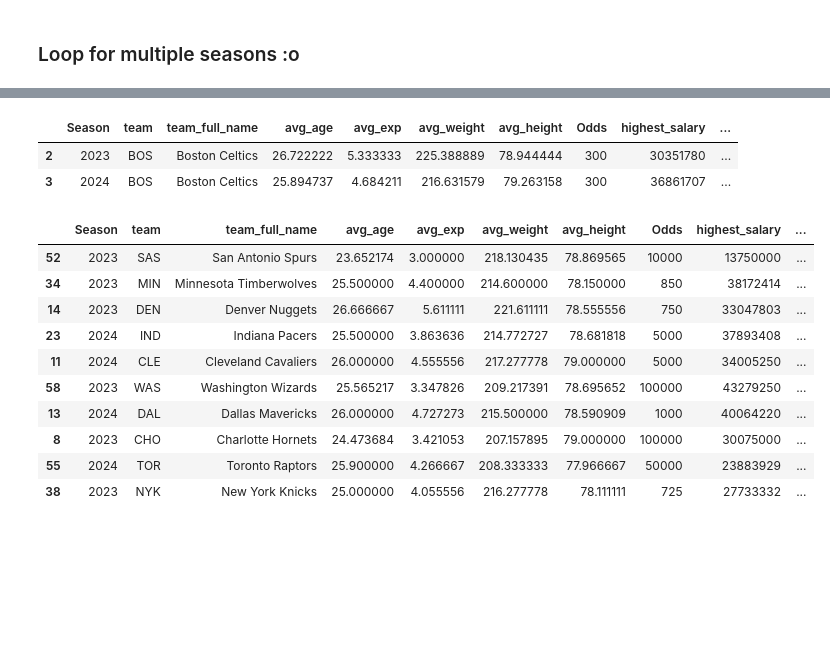
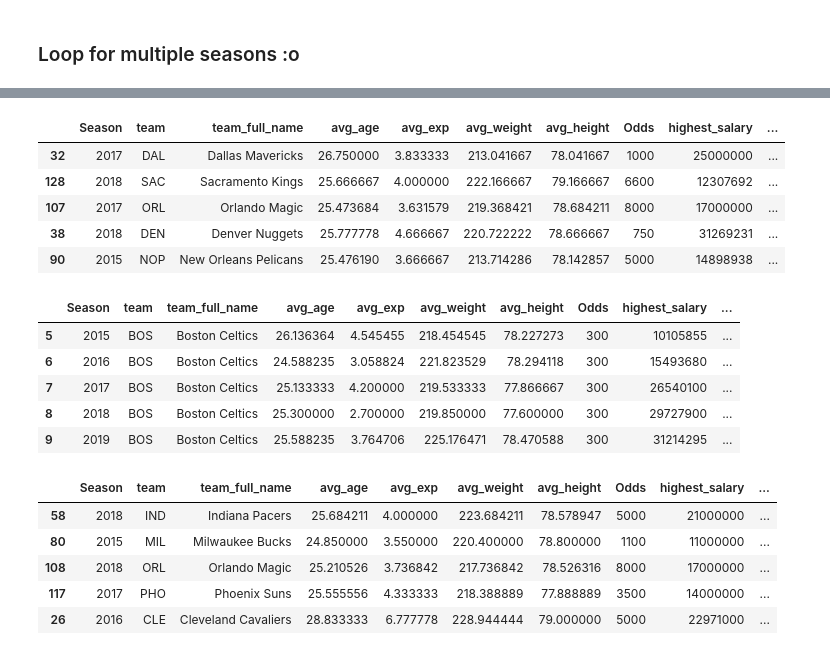
Before and after one commit to TomHavy/Nba-Standings-Prediction, a Jupyter notebook: scrap-nba-data.ipynb, the cells around one changed output, grey strips where cells are left out. Cells and saved outputs as stored; diff of their text form; code cells hidden in the pictures; blank space fills up the shorter version.

```diff
--- a/scrap-nba-data.ipynb
+++ b/scrap-nba-data.ipynb
@@ -6,9 +6,8 @@ import time
 import sys
 import io
 # %%
-start = 2023
-end = 2025
-
+start = 2015
+end = 2019
 
 end += 1
 
@@ -213,13 +245,13 @@ avg_n_odds.sample(5)
 # %%
 def clean_salaries(salaries):
 
-    salaries = salaries.head(25)
+    salaries = salaries.head(25).copy()
 
     salaries.rename(columns={"Unnamed: 1":"player_name"}, inplace=True)
 
-    salaries['Salary'] = salaries['Salary'].fillna(0)
+    salaries.loc[:, 'Salary'] = salaries['Salary'].fillna(0)
 
-    salaries['Salary'] = salaries['Salary'].replace({r'\$': '', ',': ''}, regex=True).astype(int)
+    salaries.loc[:, 'Salary'] = salaries['Salary'].replace({r'\$': '', ',': ''}, regex=True).astype(int)
 
     salaries = salaries.sort_values(by='Salary', ascending=False)
 
@@ -527,7 +587,7 @@ def scrape_all_preseason_odds():
     for season in range(start, end):
         print(f"Scraping data for the {season-1}-{season} season...")
 
-        preseason_odds = scrape_preseason_odds(season,team_names)
+        preseason_odds = scrape_preseason_odds(season)
 
         if preseason_odds is not None:
             all_preseason_odds = pd.concat([all_preseason_odds, preseason_odds], ignore_index=True)
@@ -536,6 +596,6 @@ def scrape_all_preseason_odds():
 
 all_preseason_odds = scrape_all_preseason_odds()
 
-all_avg_n_odds = pd.merge(avg_roster, preseason_odds, left_on='team_full_name', right_on='Team', how='left')
+all_avg_n_odds = pd.merge(all_avg_roster, preseason_odds, left_on='team_full_name', right_on='Team', how='left')
 
 all_avg_n_odds.drop(columns='Team', inplace=True)
@@ -580,5 +655,14 @@ all_team_salary_stats = pd.merge(team_salary_stats, all_top_players, on=['team',
 # %%
 all_avg_odds_salary_players = pd.merge(all_avg_n_odds, all_team_salary_stats,on=['team', 'Season'], how='left')
+# %%
+all_avg_odds_salary_players.sample(5)
+# %% [output]
+|  | Season | team | team_full_name | avg_age | avg_exp | avg_weight | avg_height | Odds | highest_salary | ... |
+| 32 | 2017 | DAL | Dallas Mavericks | 26.750000 | 3.833333 | 213.041667 | 78.041667 | 1000 | 25000000 | ... |
+| 128 | 2018 | SAC | Sacramento Kings | 25.666667 | 4.000000 | 222.166667 | 79.166667 | 6600 | 12307692 | ... |
+| 107 | 2017 | ORL | Orlando Magic | 25.473684 | 3.631579 | 219.368421 | 78.684211 | 8000 | 17000000 | ... |
+| 38 | 2018 | DEN | Denver Nuggets | 25.777778 | 4.666667 | 220.722222 | 78.666667 | 750 | 31269231 | ... |
+| 90 | 2015 | NOP | New Orleans Pelicans | 25.476190 | 3.666667 | 213.714286 | 78.142857 | 5000 | 14898938 | ... |
 # %%
 def all_nba_championships(team_names,seasons_list):
 
@@ -598,20 +682,18 @@ all_avg_odds_salary_players_champ = all_avg_odds_salary_players.merge(all_team_c
 all_avg_odds_salary_players_champ[all_avg_odds_salary_players_champ.team=='BOS']
 # %% [output]
 |  | Season | team | team_full_name | avg_age | avg_exp | avg_weight | avg_height | Odds | highest_salary | ... |
-| 2 | 2023 | BOS | Boston Celtics | 26.722222 | 5.333333 | 225.388889 | 78.944444 | 300 | 30351780 | ... |
-| 3 | 2024 | BOS | Boston Celtics | 25.894737 | 4.684211 | 216.631579 | 79.263158 | 300 | 36861707 | ... |
+| 5 | 2015 | BOS | Boston Celtics | 26.136364 | 4.545455 | 218.454545 | 78.227273 | 300 | 10105855 | ... |
+| 6 | 2016 | BOS | Boston Celtics | 24.588235 | 3.058824 | 221.823529 | 78.294118 | 300 | 15493680 | ... |
+| 7 | 2017 | BOS | Boston Celtics | 25.133333 | 4.200000 | 219.533333 | 77.866667 | 300 | 26540100 | ... |
+| 8 | 2018 | BOS | Boston Celtics | 25.300000 | 2.700000 | 219.850000 | 77.600000 | 300 | 29727900 | ... |
+| 9 | 2019 | BOS | Boston Celtics | 25.588235 | 3.764706 | 225.176471 | 78.470588 | 300 | 31214295 | ... |
 # %%
-all_avg_odds_salary_players_champ.sample(10)
+all_avg_odds_salary_players_champ.sample(5)
 # %% [output]
 |  | Season | team | team_full_name | avg_age | avg_exp | avg_weight | avg_height | Odds | highest_salary | ... |
-| 52 | 2023 | SAS | San Antonio Spurs | 23.652174 | 3.000000 | 218.130435 | 78.869565 | 10000 | 13750000 | ... |
-| 34 | 2023 | MIN | Minnesota Timberwolves | 25.500000 | 4.400000 | 214.600000 | 78.150000 | 850 | 38172414 | ... |
-| 14 | 2023 | DEN | Denver Nuggets | 26.666667 | 5.611111 | 221.611111 | 78.555556 | 750 | 33047803 | ... |
-| 23 | 2024 | IND | Indiana Pacers | 25.500000 | 3.863636 | 214.772727 | 78.681818 | 5000 | 37893408 | ... |
-| 11 | 2024 | CLE | Cleveland Cavaliers | 26.000000 | 4.555556 | 217.277778 | 79.000000 | 5000 | 34005250 | ... |
-| 58 | 2023 | WAS | Washington Wizards | 25.565217 | 3.347826 | 209.217391 | 78.695652 | 100000 | 43279250 | ... |
-| 13 | 2024 | DAL | Dallas Mavericks | 26.000000 | 4.727273 | 215.500000 | 78.590909 | 1000 | 40064220 | ... |
-| 8 | 2023 | CHO | Charlotte Hornets | 24.473684 | 3.421053 | 207.157895 | 79.000000 | 100000 | 30075000 | ... |
-| 55 | 2024 | TOR | Toronto Raptors | 25.900000 | 4.266667 | 208.333333 | 77.966667 | 50000 | 23883929 | ... |
-| 38 | 2023 | NYK | New York Knicks | 25.000000 | 4.055556 | 216.277778 | 78.111111 | 725 | 27733332 | ... |
+| 58 | 2018 | IND | Indiana Pacers | 25.684211 | 4.000000 | 223.684211 | 78.578947 | 5000 | 21000000 | ... |
+| 80 | 2015 | MIL | Milwaukee Bucks | 24.850000 | 3.550000 | 220.400000 | 78.800000 | 1100 | 11000000 | ... |
+| 108 | 2018 | ORL | Orlando Magic | 25.210526 | 3.736842 | 217.736842 | 78.526316 | 8000 | 17000000 | ... |
+| 117 | 2017 | PHO | Phoenix Suns | 25.555556 | 4.333333 | 218.388889 | 77.888889 | 3500 | 14000000 | ... |
+| 26 | 2016 | CLE | Cleveland Cavaliers | 28.833333 | 6.777778 | 228.944444 | 79.000000 | 5000 | 22971000 | ... |
 # %%
```
Also changed, not shown: parts of 29 cells of this notebook.
